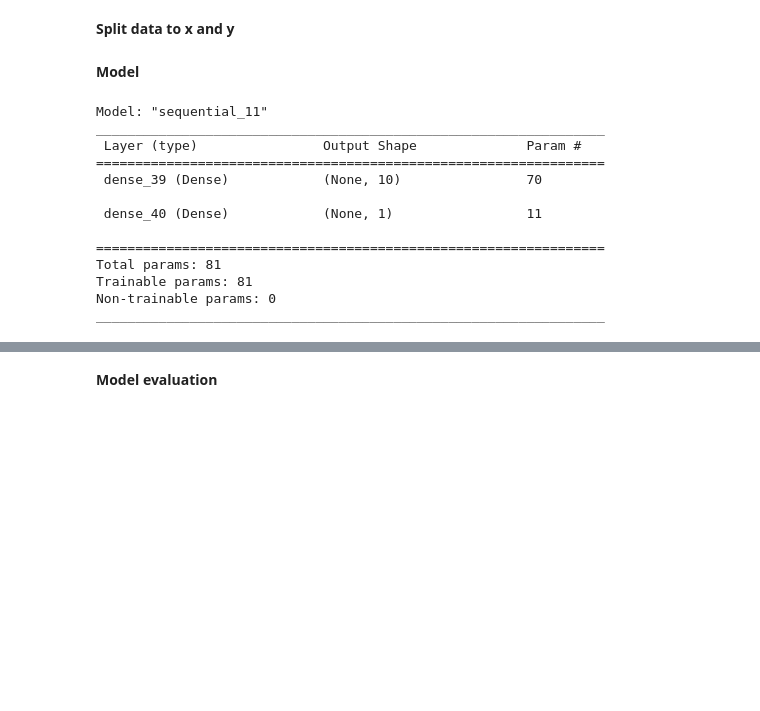
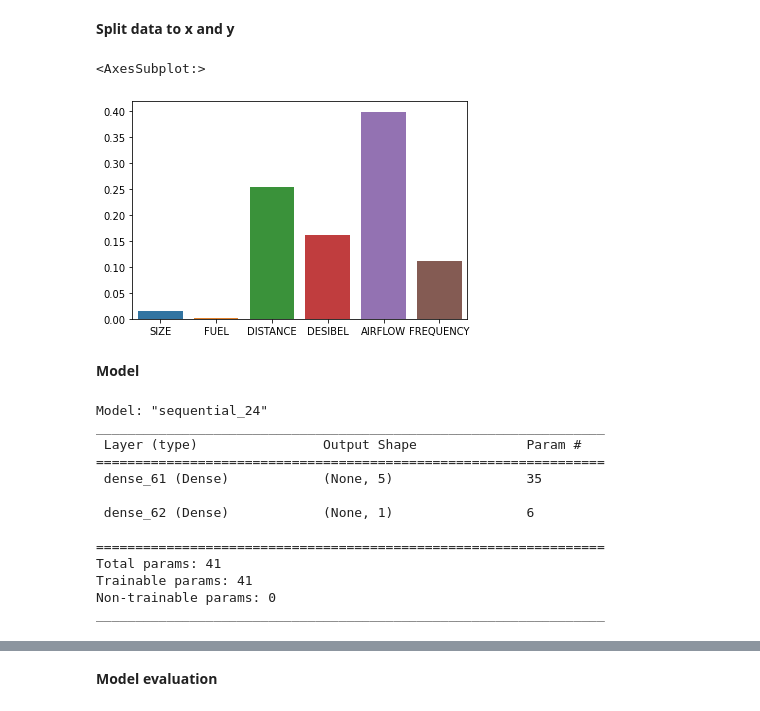
Before and after one commit to Braddock511/Machine-Learning-Practice, a Jupyter notebook: AcousticExtinguisherFire/main.ipynb, the cells around one changed output, grey strips where cells are left out. Cells and saved outputs as stored; diff of their text form; code cells hidden in the pictures; blank space fills up the shorter version.

```diff
--- a/AcousticExtinguisherFire/main.ipynb
+++ b/AcousticExtinguisherFire/main.ipynb
@@ -65,6 +69,15 @@ df['FUEL'] = pd.Categorical(df['FUEL']).codes
 # %%
 y = df.pop('STATUS')
 x = df.copy()
+# %%
+from sklearn.feature_selection import mutual_info_classif
+
+imp = mutual_info_classif(x,y)
+
+sns.barplot(x=x.columns, y=imp)
+# %% [output]
+<AxesSubplot:>
+[figure, added]
 # %%
 from sklearn.model_selection import train_test_split
 
@@ -75,28 +94,26 @@ x_train, x_val, y_train, y_val = train_test_split(x_train,y_train, test_size=0.2
 # %%
 from tensorflow.keras import Sequential
 from keras import layers
-from keras.utils.vis_utils import plot_model
 
 model = Sequential()
 
 model.add(layers.Input(shape=(6,)))
-model.add(layers.Dense(10, activation='relu'))
+model.add(layers.Dense(5, activation='relu'))
 model.add(layers.Dense(1, activation='sigmoid'))
 
-plot_model(model, to_file='model_plot.png', show_shapes=True, show_layer_names=True)
 model.summary()
 # %% [output]
-Model: "sequential_11"
+Model: "sequential_24"
 _________________________________________________________________
  Layer (type)                Output Shape              Param #
 =================================================================
- dense_39 (Dense)            (None, 10)                70
+ dense_61 (Dense)            (None, 5)                 35
 
- dense_40 (Dense)            (None, 1)                 11
+ dense_62 (Dense)            (None, 1)                 6
 
 =================================================================
-Total params: 81
-Trainable params: 81
+Total params: 41
+Trainable params: 41
 Non-trainable params: 0
 _________________________________________________________________
 # %%
```
Also changed, not shown: parts of 7 cells of this notebook.
